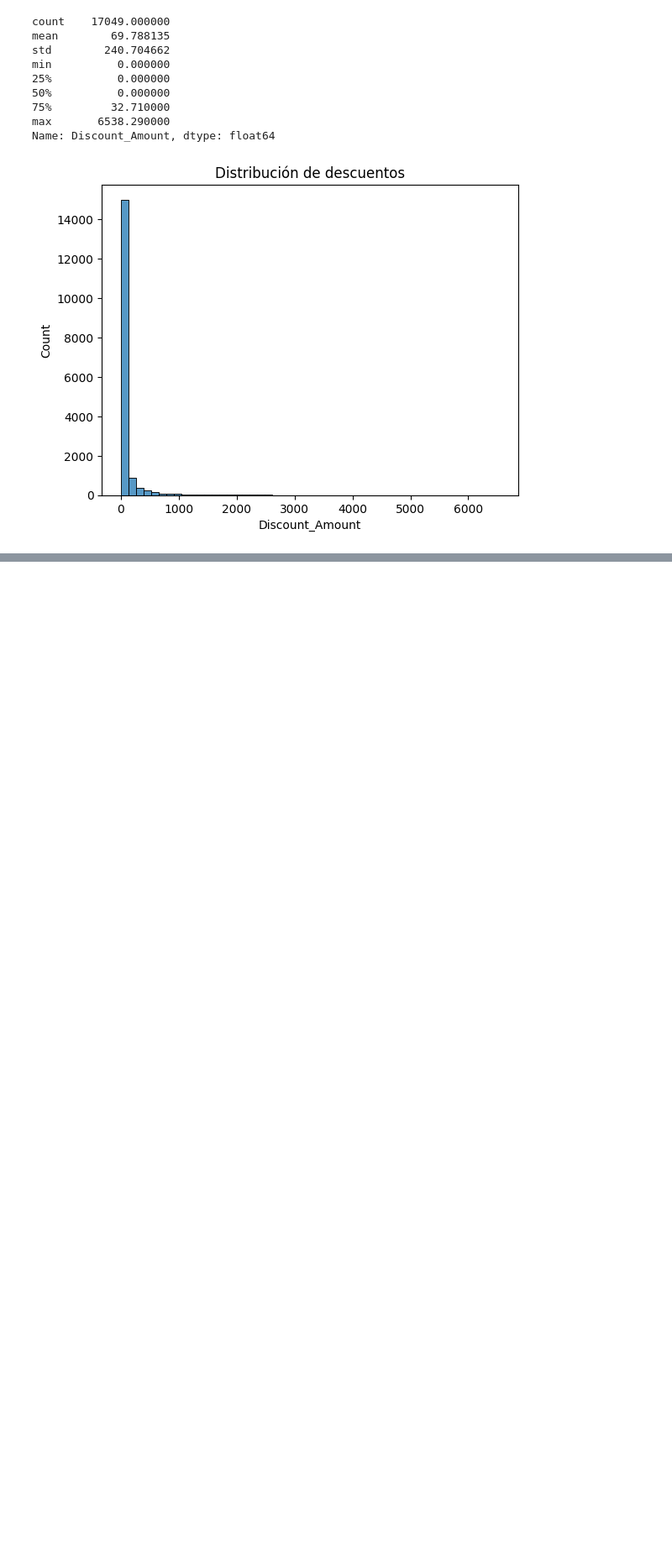
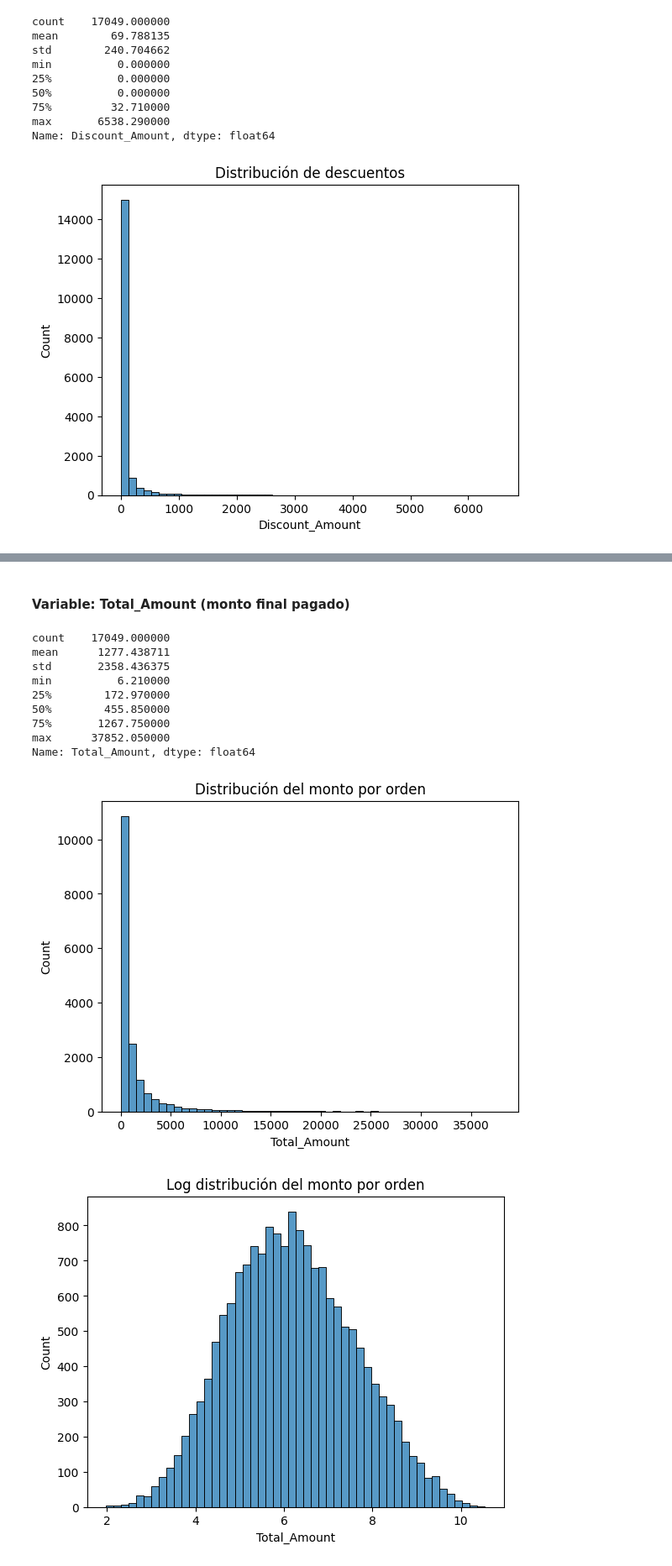
Before and after one commit to joseurquiza88/Proyecto-Data-Analytics, a Jupyter notebook: E-Commerce Business Analysis/01_E-Commerce Business Analysis.ipynb, the cells around one changed output, grey strips where cells are left out. Shown at 84% size. Drawn from its saved outputs; the diff is of its cells as text; code cells hidden in the pictures; blank space fills up the shorter version.

```diff
--- a/E-Commerce Business Analysis/01_E-Commerce Business Analysis.ipynb
+++ b/E-Commerce Business Analysis/01_E-Commerce Business Analysis.ipynb
@@ -431,2 +460,29 @@ Name: Discount_Amount, dtype: float64
+# %% [markdown]
+#### Variable: Total_Amount (monto final pagado)
+# %%
+#Estadistica basica
+print(df["Total_Amount"].describe())
+
+# Distribucion del monto final
+sns.histplot(df["Total_Amount"], bins=50)
+plt.title("Distribución del monto por orden")
+plt.show()
+
+
+sns.histplot(np.log1p(df["Total_Amount"]), bins=50)
+plt.title("Log distribución del monto por orden")
+plt.show()
+# %% [output]
+count    17049.000000
+mean      1277.438711
+std       2358.436375
+min          6.210000
+25%        172.970000
+50%        455.850000
+75%       1267.750000
+max      37852.050000
+Name: Total_Amount, dtype: float64
+[figure, added]
+[figure, added]
 # %% [markdown]
 Resumen
```
Also changed, not shown: parts of 33 cells of this notebook, 2 other files.
